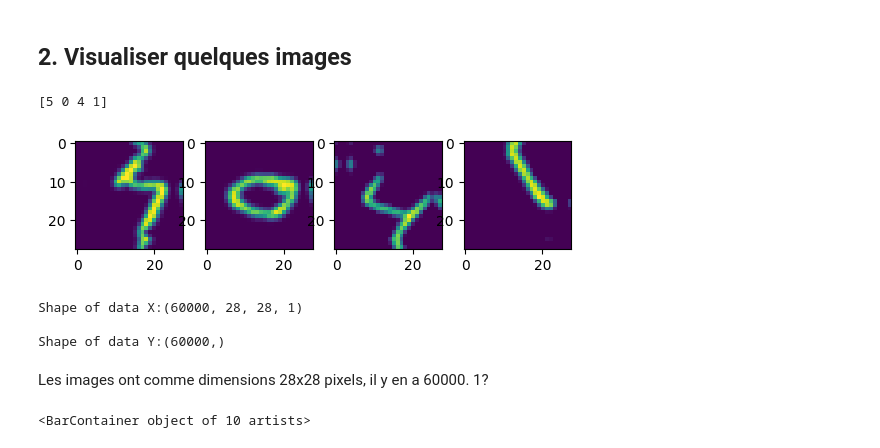
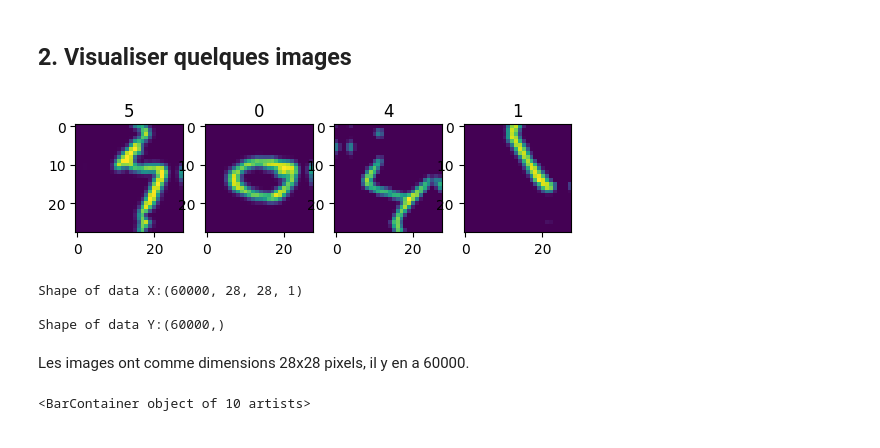
Before and after one commit to StudiousPillow/projet_cours_MNIST, a Jupyter notebook: src/MNIST.ipynb, the cells around one changed output. Saved outputs shown, nothing was run; the diff lists cells and outputs as text; code cells hidden in the pictures.

```diff
--- a/src/MNIST.ipynb
+++ b/src/MNIST.ipynb
@@ -21,19 +23,15 @@ X_test = test_images
 Y_test = test_labels
 # %% [markdown]
 ## 2. Visualiser quelques images
-# %%
-## the labels
-print(train_labels[0:4])
-# %% [output]
-[5 0 4 1]
 # %%
-## the images, in the same order
+## the images with their label
 fig, axs = plt.subplots(1,4)
 for i in range(0,4):
     axs[i].imshow(train_images[i])
-fig.show()
+    axs[i].set_title(train_labels[i])
+fig.savefig("../img/train_images.png")
 # %% [output]
-[figure, old version]
+[figure, new version]
 # %%
 # print(f'X:\n {X}')
 # print(f'Y:\n {Y}')
@@ -45,7 +43,6 @@ Shape of data X:(60000, 28, 28, 1)
 Shape of data Y:(60000,)
 # %% [markdown]
 Les images ont comme dimensions 28x28 pixels, il y en a 60000.
-1?
 # %%
 unique, counts = np.unique(Y_train, return_counts=True)
 plt.bar(np.unique(Y_train), counts)
```
Also changed, not shown: parts of 50 cells of this notebook, 3 other files.
